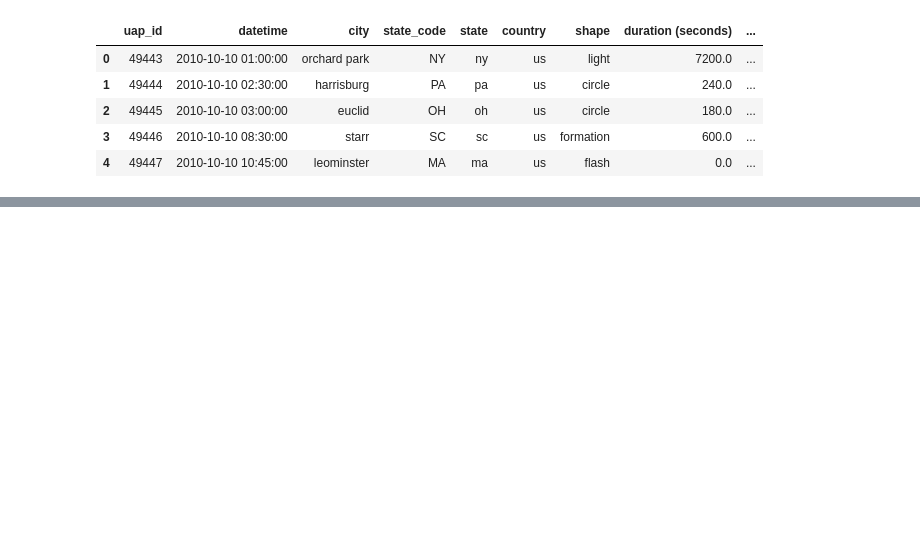
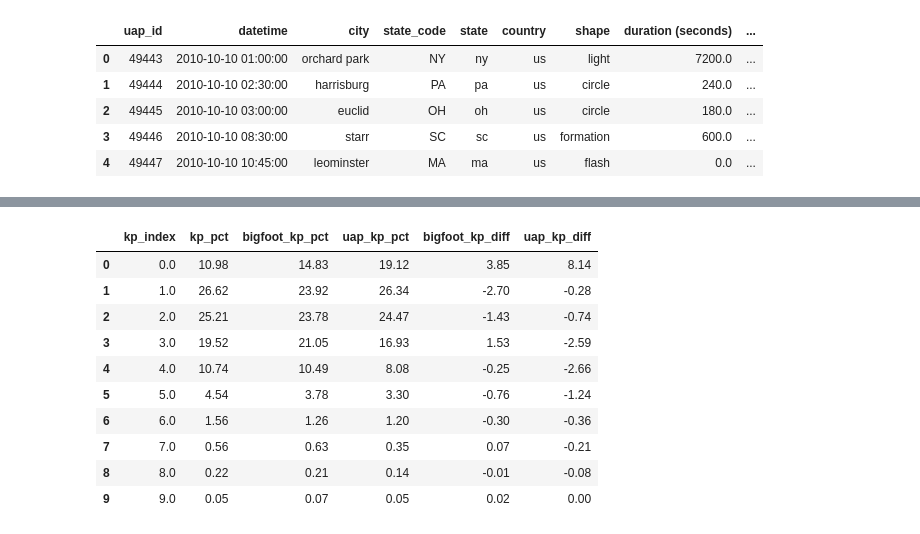
Before and after one commit to wslider/anomalous-sightings-archive, a Jupyter notebook: notebooks/sql_database.ipynb, the cells around one changed output, grey strips where cells are left out. Drawn from its saved outputs; the diff is of its cells as text; code cells hidden in the pictures; blank space fills up the shorter version.

```diff
--- a/notebooks/sql_database.ipynb
+++ b/notebooks/sql_database.ipynb
@@ -301,0 +382,55 @@ pd.read_sql("SELECT name FROM sqlite_master WHERE type='table';", connection)
+# %%
+# KP Index - Pecent of Reports Closest to KP Index vs KP Index Distribution
+
+kp_index_pct_query = """
+WITH
+    kp_stats AS (
+        SELECT
+            ROUND(k.kp) AS rounded_kp,
+            ROUND(COUNT(*) * 100.0 / SUM(COUNT(*)) OVER(), 2) AS kp_percent
+        FROM kp_index k
+        GROUP BY ROUND(k.kp)
+    ),
+    bigfoot_kp AS (
+        SELECT
+            ROUND(solar_kp_index) AS rounded_kp,
+            ROUND(COUNT(*) * 100.0 / SUM(COUNT(*)) OVER(), 2) AS bf_kp_percent
+        FROM bigfoot_reports
+        GROUP BY ROUND(solar_kp_index)
+    ),
+    uap_kp AS (
+        SELECT
+            ROUND(solar_kp_index) AS rounded_kp,
+            ROUND(COUNT(*) * 100.0 / SUM(COUNT(*)) OVER(), 2) AS uap_kp_percent
+        FROM uap_reports
+        GROUP BY ROUND(solar_kp_index)
+    )
+
+SELECT
+    k.rounded_kp AS kp_index,
+    k.kp_percent AS kp_pct,
+    b.bf_kp_percent AS bigfoot_kp_pct,
+    u.uap_kp_percent AS uap_kp_pct,
+    ROUND(b.bf_kp_percent - k.kp_percent, 2) AS bigfoot_kp_diff,
+    ROUND(u.uap_kp_percent - k.kp_percent, 2) AS uap_kp_diff
+FROM kp_stats k
+LEFT JOIN bigfoot_kp b   ON k.rounded_kp = b.rounded_kp
+LEFT JOIN uap_kp u       ON k.rounded_kp = u.rounded_kp
+ORDER BY k.rounded_kp ASC;
+"""
+
+
+kp_index_pct_result = pd.read_sql(kp_index_pct_query, connection)
+kp_index_pct_result
+# %% [output]
+|  | kp_index | kp_pct | bigfoot_kp_pct | uap_kp_pct | bigfoot_kp_diff | uap_kp_diff |
+| 0 | 0.0 | 10.98 | 14.83 | 19.12 | 3.85 | 8.14 |
+| 1 | 1.0 | 26.62 | 23.92 | 26.34 | -2.70 | -0.28 |
+| 2 | 2.0 | 25.21 | 23.78 | 24.47 | -1.43 | -0.74 |
+| 3 | 3.0 | 19.52 | 21.05 | 16.93 | 1.53 | -2.59 |
+| 4 | 4.0 | 10.74 | 10.49 | 8.08 | -0.25 | -2.66 |
+| 5 | 5.0 | 4.54 | 3.78 | 3.30 | -0.76 | -1.24 |
+| 6 | 6.0 | 1.56 | 1.26 | 1.20 | -0.30 | -0.36 |
+| 7 | 7.0 | 0.56 | 0.63 | 0.35 | 0.07 | -0.21 |
+| 8 | 8.0 | 0.22 | 0.21 | 0.14 | -0.01 | -0.08 |
+| 9 | 9.0 | 0.05 | 0.07 | 0.05 | 0.02 | 0.00 |
```
Also changed, not shown: parts of 6 cells of this notebook, 2 other files.
